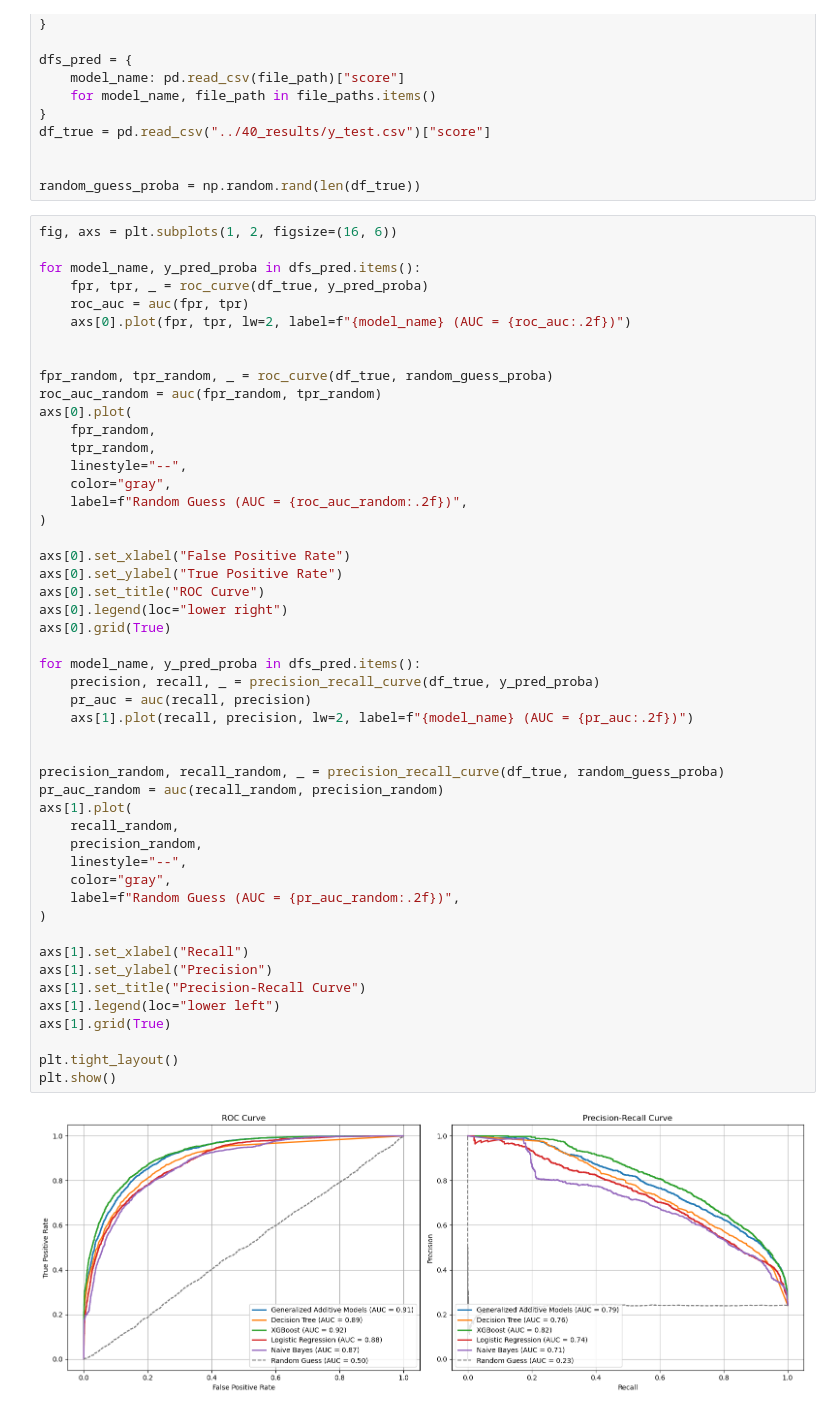
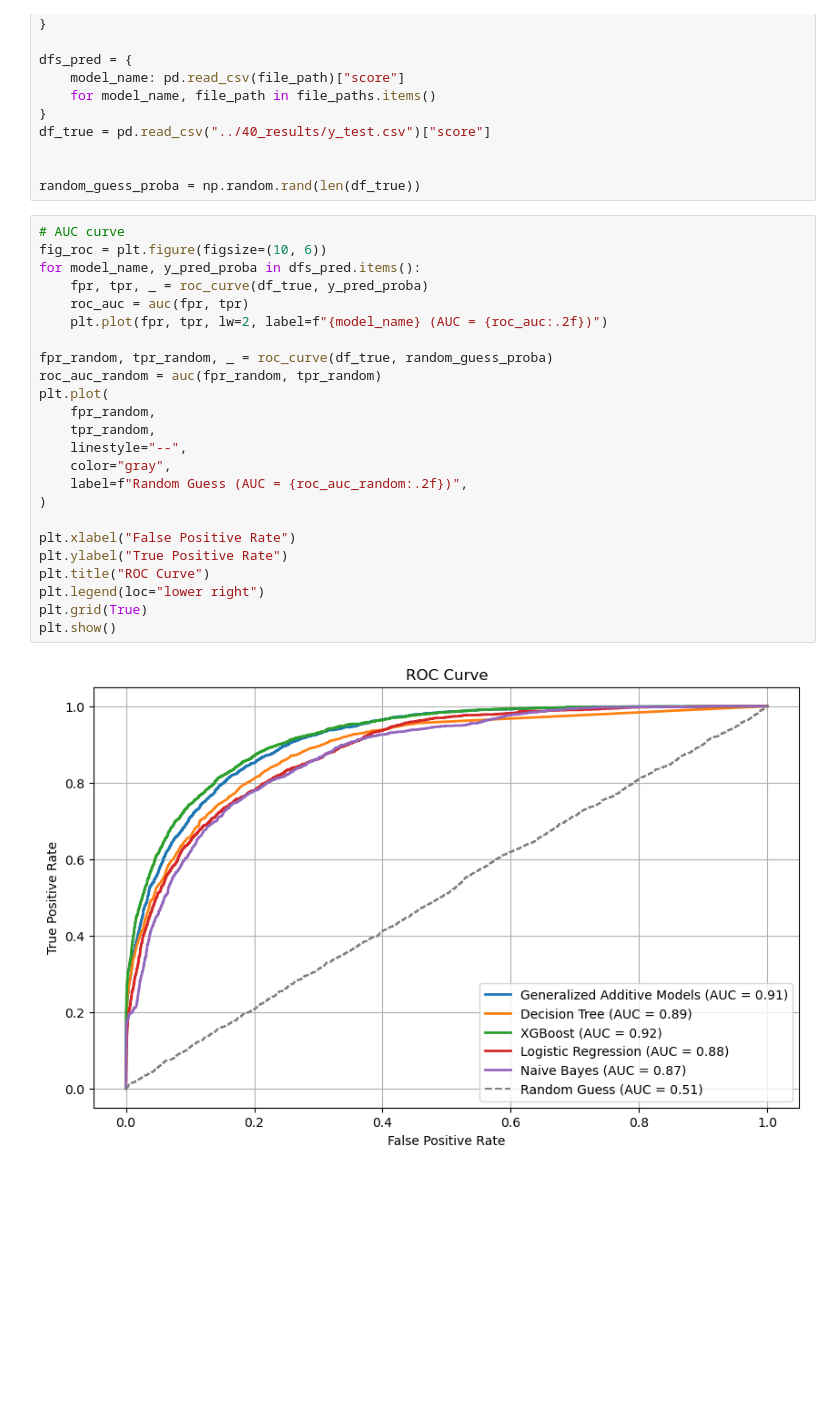
Before and after one commit to nogibjj/IDS705_FinalProject_Lemur_Team, a Jupyter notebook: 10_code/auc_pr_curves.ipynb, the cells around one changed output. Cells and saved outputs as stored; diff of their text form; blank space fills up the shorter version.

Commit message:
AUC curve and PR curve

```diff
--- a/10_code/auc_pr_curves.ipynb
+++ b/10_code/auc_pr_curves.ipynb
@@ -21,53 +21,28 @@ df_true = pd.read_csv("../40_results/y_test.csv")["score"]
 
 random_guess_proba = np.random.rand(len(df_true))
 # %%
-fig, axs = plt.subplots(1, 2, figsize=(16, 6))
-
+# AUC curve
+fig_roc = plt.figure(figsize=(10, 6))
 for model_name, y_pred_proba in dfs_pred.items():
     fpr, tpr, _ = roc_curve(df_true, y_pred_proba)
     roc_auc = auc(fpr, tpr)
-    axs[0].plot(fpr, tpr, lw=2, label=f"{model_name} (AUC = {roc_auc:.2f})")
-
+    plt.plot(fpr, tpr, lw=2, label=f"{model_name} (AUC = {roc_auc:.2f})")
 
 fpr_random, tpr_random, _ = roc_curve(df_true, random_guess_proba)
 roc_auc_random = auc(fpr_random, tpr_random)
-axs[0].plot(
+plt.plot(
     fpr_random,
     tpr_random,
     linestyle="--",
     color="gray",
     label=f"Random Guess (AUC = {roc_auc_random:.2f})",
 )
 
-axs[0].set_xlabel("False Positive Rate")
-axs[0].set_ylabel("True Positive Rate")
-axs[0].set_title("ROC Curve")
-axs[0].legend(loc="lower right")
-axs[0].grid(True)
-
-for model_name, y_pred_proba in dfs_pred.items():
-    precision, recall, _ = precision_recall_curve(df_true, y_pred_proba)
-    pr_auc = auc(recall, precision)
-    axs[1].plot(recall, precision, lw=2, label=f"{model_name} (AUC = {pr_auc:.2f})")
-
-
-precision_random, recall_random, _ = precision_recall_curve(df_true, random_guess_proba)
-pr_auc_random = auc(recall_random, precision_random)
-axs[1].plot(
-    recall_random,
-    precision_random,
-    linestyle="--",
-    color="gray",
-    label=f"Random Guess (AUC = {pr_auc_random:.2f})",
-)
-
-axs[1].set_xlabel("Recall")
-axs[1].set_ylabel("Precision")
-axs[1].set_title("Precision-Recall Curve")
-axs[1].legend(loc="lower left")
-axs[1].grid(True)
-
-plt.tight_layout()
+plt.xlabel("False Positive Rate")
+plt.ylabel("True Positive Rate")
+plt.title("ROC Curve")
+plt.legend(loc="lower right")
+plt.grid(True)
 plt.show()
 # %% [output]
-[figure, old version]
+[figure, new version]
```
Also changed, not shown: parts of 1 cell of this notebook.
